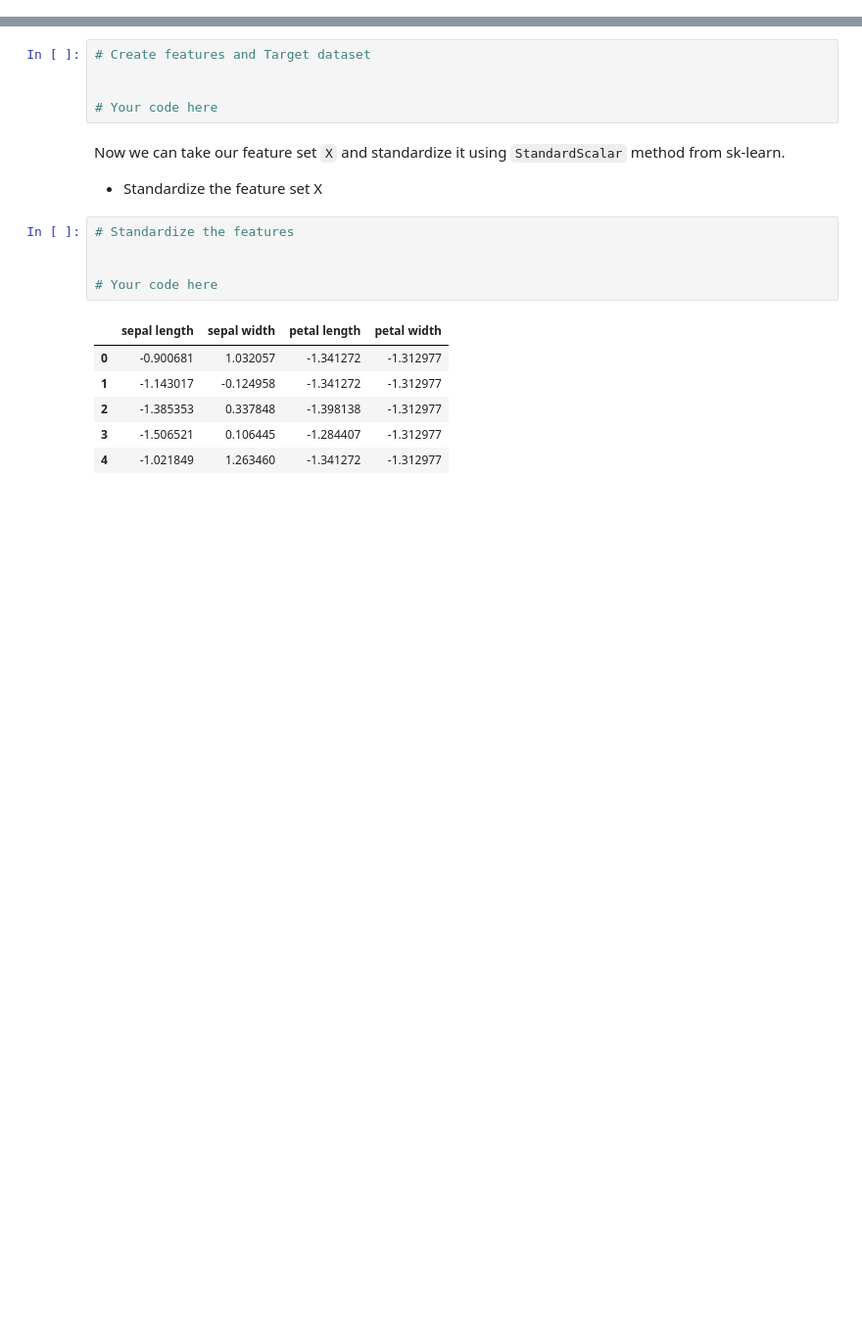
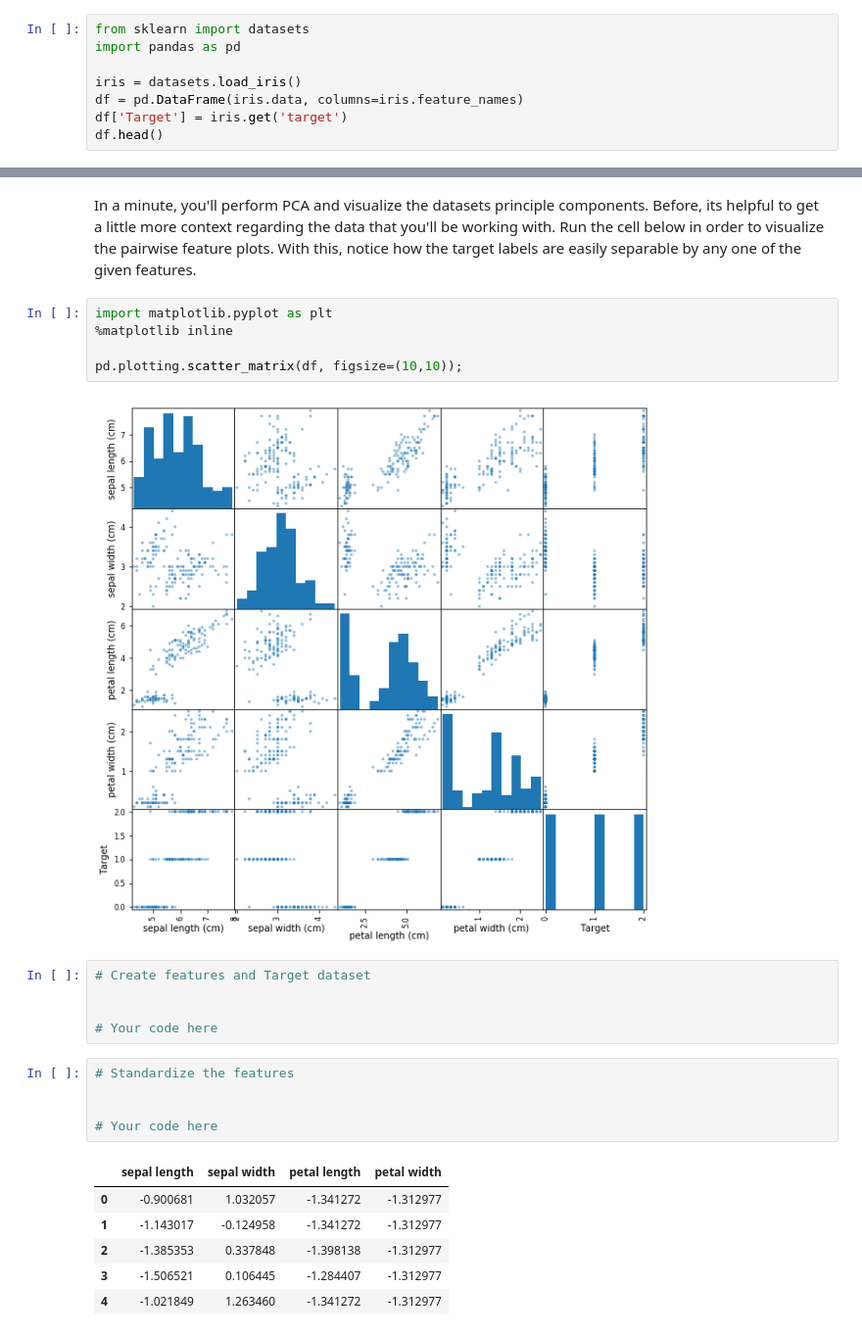
Before and after one commit to learn-co-curriculum/dsc-dimensionality-reduction-lab, a Jupyter notebook: index.ipynb, the cells around one changed output, grey strips where cells are left out. Shown at 98% size. Drawn from its saved outputs; the diff is of its cells as text; blank space fills up the shorter version.

```diff
--- a/index.ipynb
+++ b/index.ipynb
@@ -47,0 +19,8 @@ Let's create our feature and target datasets first.
+# %%
+from sklearn import datasets
+import pandas as pd
+
+iris = datasets.load_iris()
+df = pd.DataFrame(iris.data, columns=iris.feature_names)
+df['Target'] = iris.get('target')
+df.head()
@@ -48,11 +34,17 @@ Let's create our feature and target datasets first.
+# %% [markdown]
+In a minute, you'll perform PCA and visualize the datasets principle components. Before, its helpful to get a little more context regarding the data that you'll be working with. Run the cell below in order to visualize the pairwise feature plots. With this, notice how the target labels are easily separable by any one of the given features.
+# %%
+import matplotlib.pyplot as plt
+%matplotlib inline
+
+pd.plotting.scatter_matrix(df, figsize=(10,10));
+# %% [output]
+[figure, added]
 # %%
 # Create features and Target dataset
 
 
 # Your code here
-# %% [markdown]
-Now we can take our feature set `X`  and standardize it using `StandardScalar` method from sk-learn.
-- Standardize the feature set X
 # %%
 # Standardize the features
 
```
Also changed, not shown: parts of 23 cells of this notebook, 3 other files.
